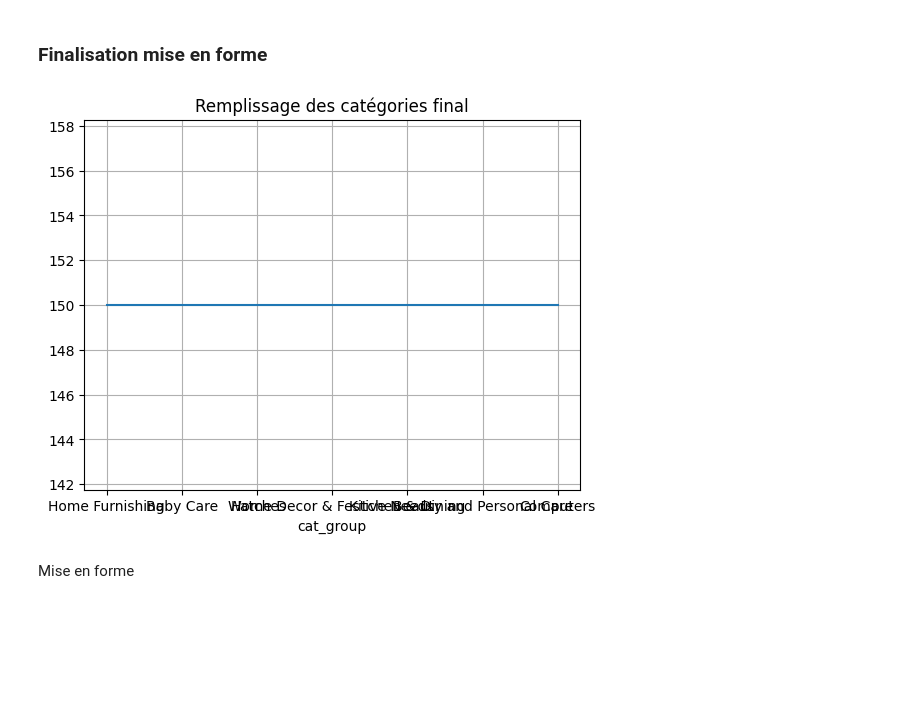
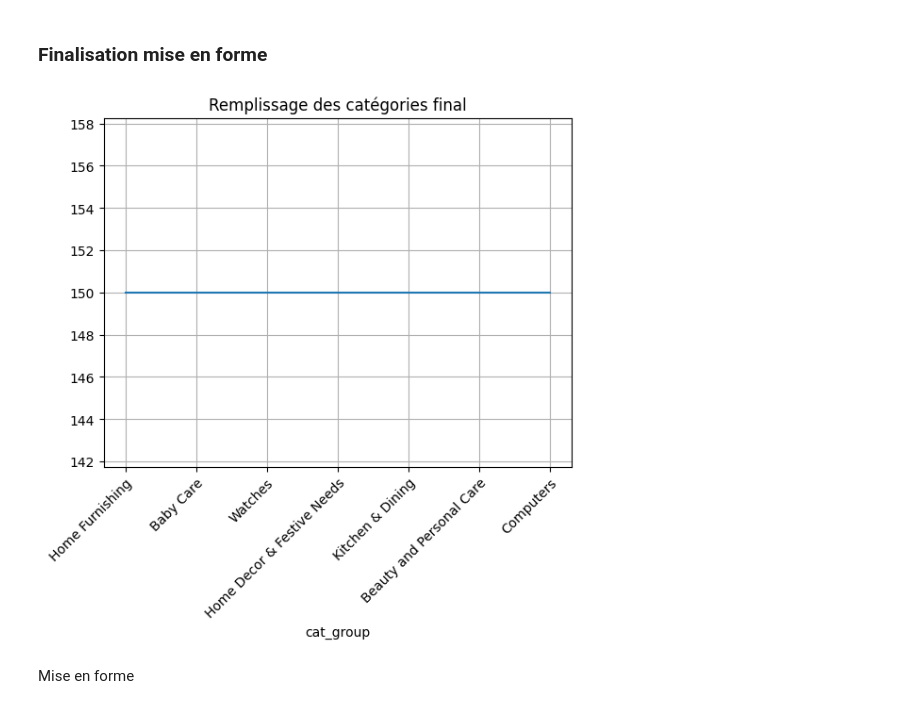
Before and after one commit to CeVague/Projet_6-Classifiez-biens-de-consommation, a Jupyter notebook: Vachaudez_Cedric_2_notebook_classification_052023-7.ipynb, the cells around one changed output. Saved outputs shown, nothing was run; the diff lists cells and outputs as text; code cells hidden in the pictures; blank space fills up the shorter version.

```diff
--- a/Vachaudez_Cedric_2_notebook_classification_052023-7.ipynb
+++ b/Vachaudez_Cedric_2_notebook_classification_052023-7.ipynb
@@ -205,9 +205,13 @@ Name: count, dtype: int64
 # %% [markdown]
 ### Finalisation mise en forme
 # %%
-ax = data['cat_group'].value_counts().plot(grid=True, title="Remplissage des catégories final")
+df = data['cat_group'].value_counts()
+ax = df.plot.line(grid=True, title="Remplissage des catégories final")
+
+ax.set_xticks(range(len(df.index)), list(df.index), rotation=45, ha='right', rotation_mode='anchor')
+pass
 # %% [output]
-[figure, old version]
+[figure, new version]
 # %%
 # Nombre minimum d'éléments pour garder cette catégorie
 nb_min_elements = 3
```
Also changed, not shown: 1 other file.
